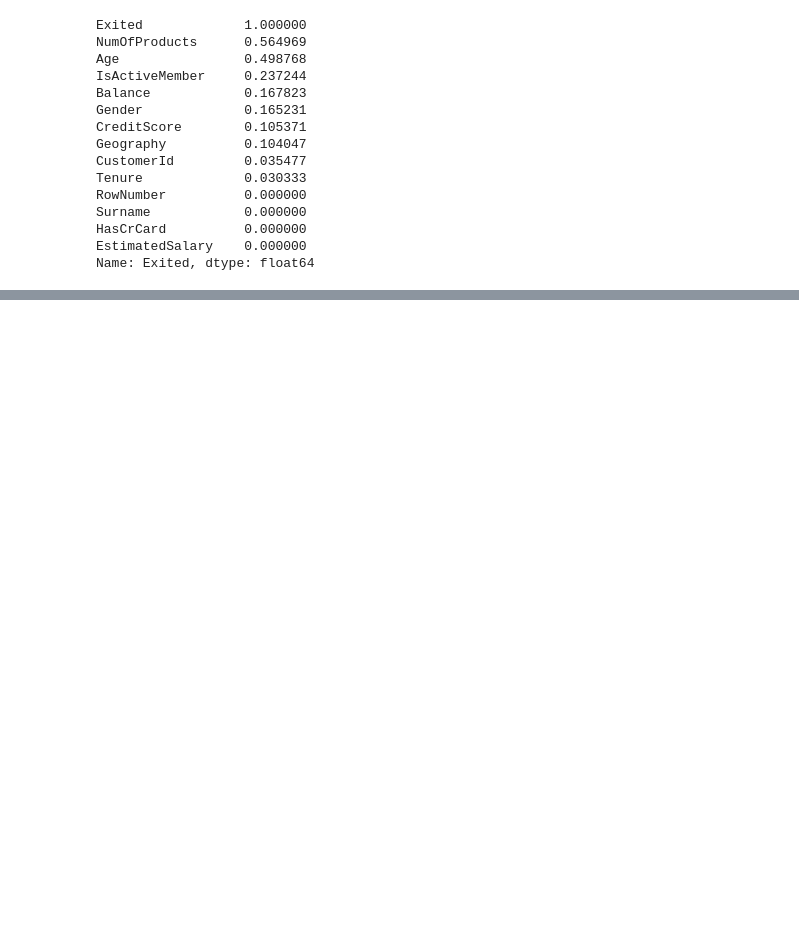
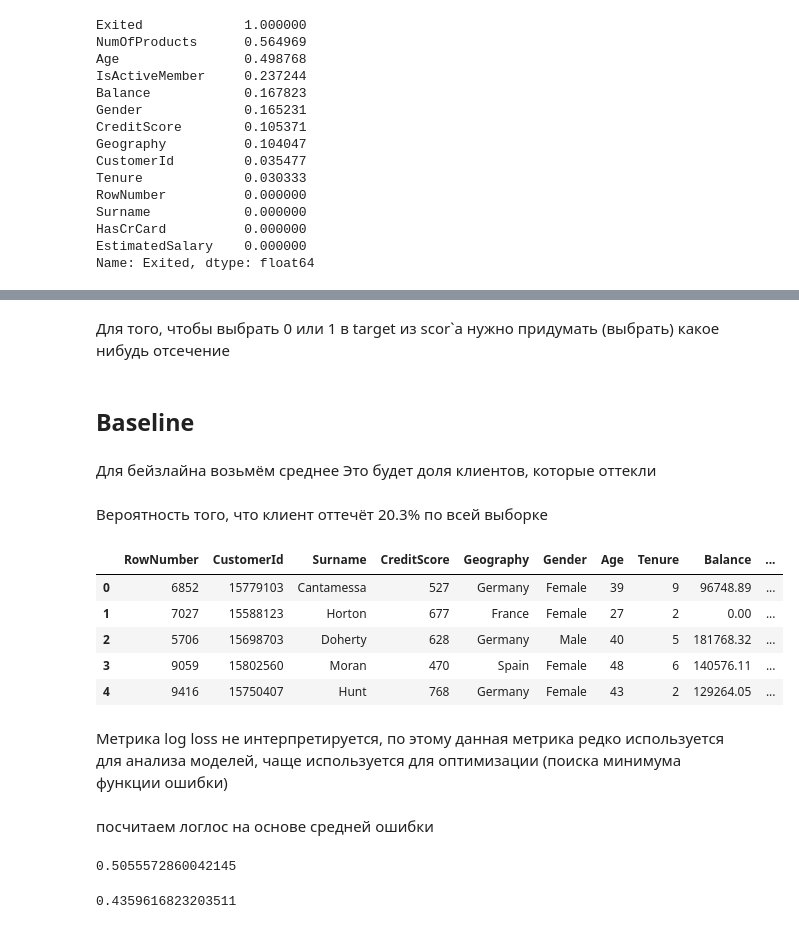
Before and after one commit to Zetis659/Data_Science_GM, a Jupyter notebook: 7.Classification/Classification.ipynb, the cells around one changed output, grey strips where cells are left out. Cells and saved outputs as stored; diff of their text form; code cells hidden in the pictures; blank space fills up the shorter version.

```diff
--- a/7.Classification/Classification.ipynb
+++ b/7.Classification/Classification.ipynb
@@ -168,0 +243,22 @@ Name: Exited, dtype: float64
+# %% [markdown]
+Для того, чтобы выбрать 0 или 1 в target из scor`a нужно придумать (выбрать) какое нибудь отсечение
+# %% [markdown]
+## Baseline
+# %% [markdown]
+Для бейзлайна возьмём среднее
+Это будет доля клиентов, которые оттекли
+# %% [markdown]
+Вероятность того, что клиент оттечёт 20.3% по всей выборке
+# %%
+train_full['score_mean'] = train_full.Exited.mean()
+# %%
+train_full.head()
+# %% [output]
+|  | RowNumber | CustomerId | Surname | CreditScore | Geography | Gender | Age | Tenure | Balance | ... |
+| 0 | 6852 | 15779103 | Cantamessa | 527 | Germany | Female | 39 | 9 | 96748.89 | ... |
+| 1 | 7027 | 15588123 | Horton | 677 | France | Female | 27 | 2 | 0.00 | ... |
+| 2 | 5706 | 15698703 | Doherty | 628 | Germany | Male | 40 | 5 | 181768.32 | ... |
+| 3 | 9059 | 15802560 | Moran | 470 | Spain | Female | 48 | 6 | 140576.11 | ... |
+| 4 | 9416 | 15750407 | Hunt | 768 | Germany | Female | 43 | 2 | 129264.05 | ... |
+# %% [markdown]
+Метрика log loss не интерпретируется, по этому данная метрика редко используется для анализа моделей, чаще используется для оптимизации (поиска минимума функции ошибки)
@@ -168,0 +267,10 @@ Name: Exited, dtype: float64
+# %% [markdown]
+посчитаем логлос на основе средней ошибки
+# %%
+log_loss(train_full.Exited, train_full.score_mean)
+# %% [output]
+0.5055572860042145
+# %%
+log_loss(train_full.Exited, train_full.score_prod)
+# %% [output]
+0.4359616823203511
```
Also changed, not shown: parts of 105 cells of this notebook.
